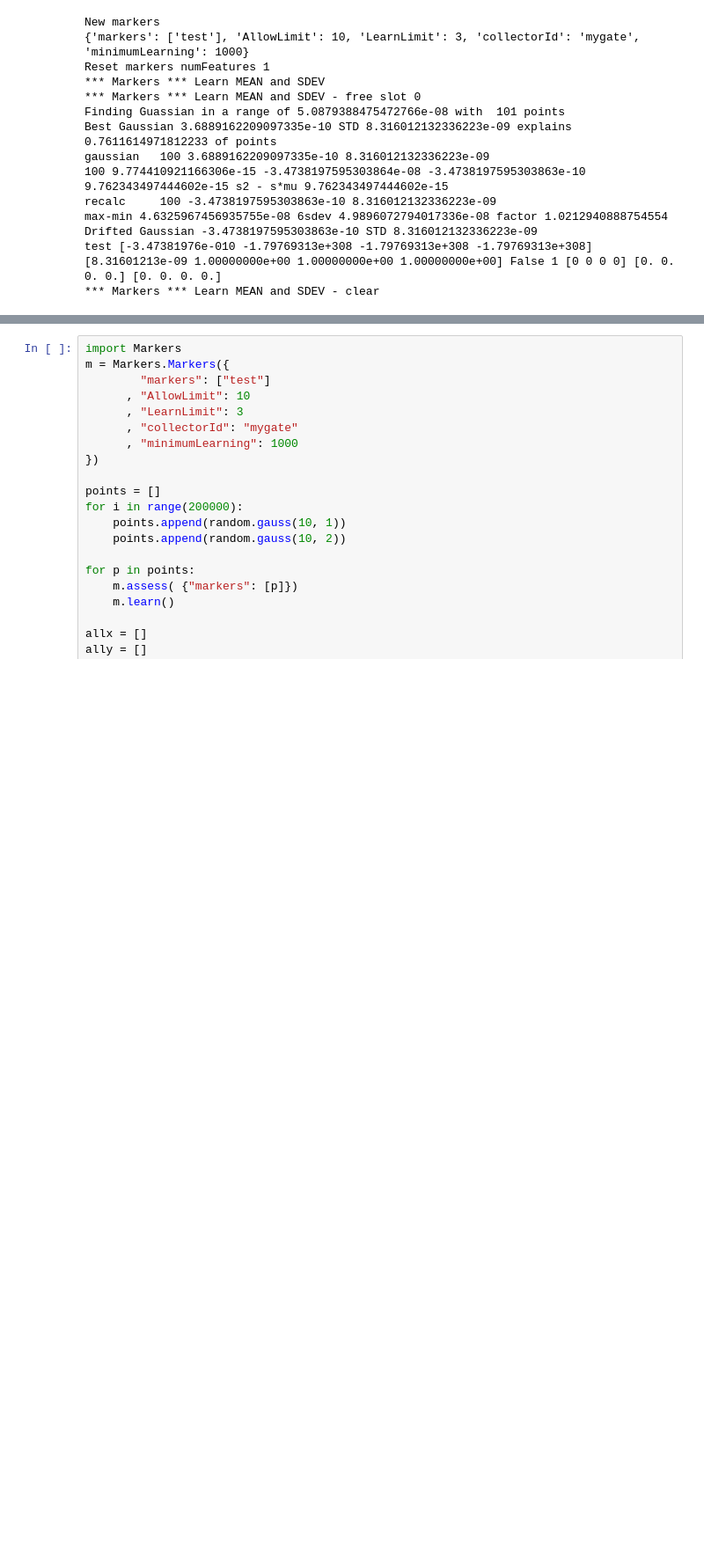
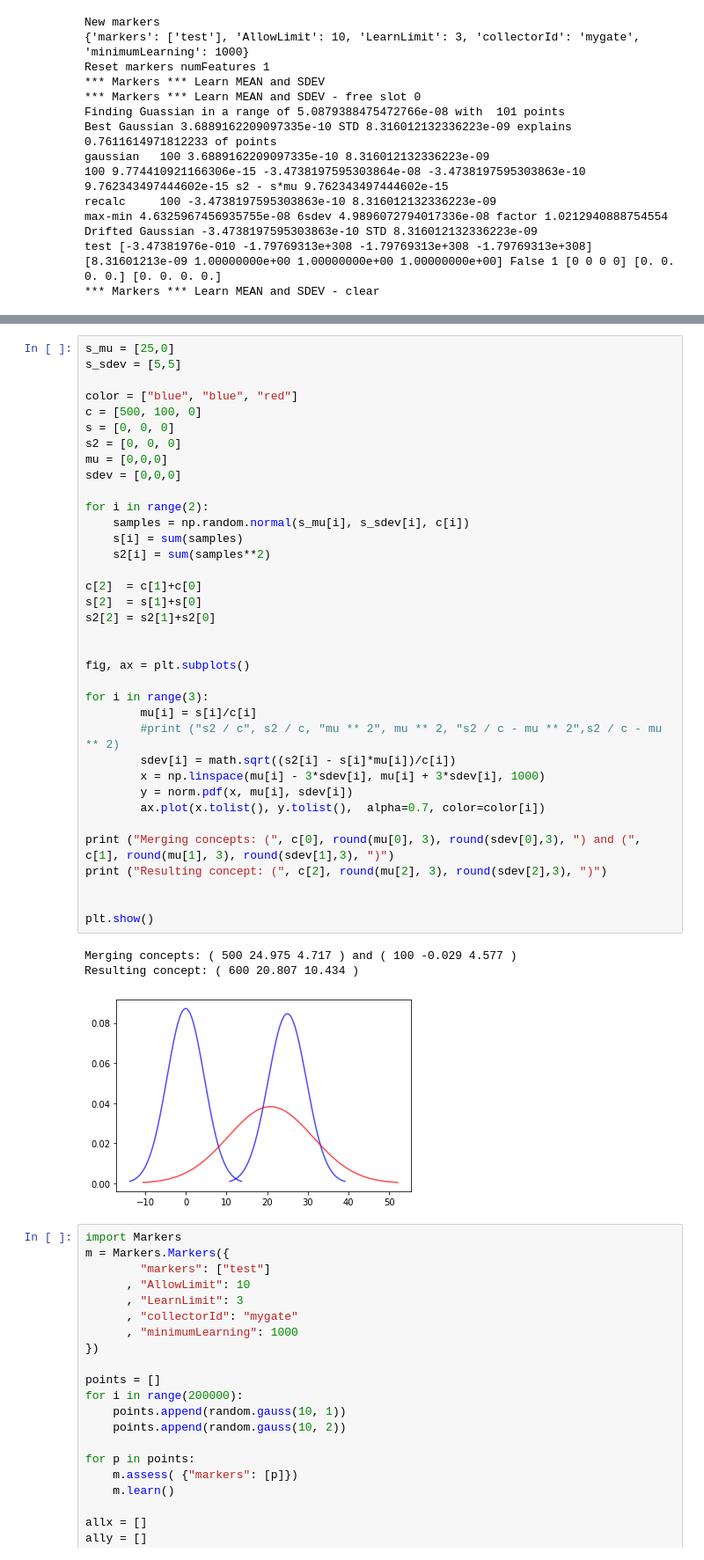
Before and after one commit to davidhadas/Guard, a Jupyter notebook: Notebooks/Markers.ipynb, the cells around one changed output, grey strips where cells are left out. Shown: that part at 88% size. Cells and saved outputs as stored; diff of their text form; blank space fills up the shorter version.

```diff
--- a/Notebooks/Markers.ipynb
+++ b/Notebooks/Markers.ipynb
@@ -75,4 +77,44 @@ concept:  6dbf0293b33f71ca c 3636 mu 12.974536510957671 sdev 1.5648156658330408
 markers 0
+# %%
+s_mu = [25,0]
+s_sdev = [5,5]
+
+color = ["blue", "blue", "red"]
+c = [500, 100, 0]
+s = [0, 0, 0]
+s2 = [0, 0, 0]
+mu = [0,0,0]
+sdev = [0,0,0]
+
+for i in range(2):
+    samples = np.random.normal(s_mu[i], s_sdev[i], c[i])
+    s[i] = sum(samples)
+    s2[i] = sum(samples**2)
+
+c[2]  = c[1]+c[0]
+s[2]  = s[1]+s[0]
+s2[2] = s2[1]+s2[0]
+
+
+fig, ax = plt.subplots()
+
+for i in range(3):
+        mu[i] = s[i]/c[i]
+        #print ("s2 / c", s2 / c, "mu ** 2", mu ** 2, "s2 / c - mu ** 2",s2 / c - mu ** 2)
+        sdev[i] = math.sqrt((s2[i] - s[i]*mu[i])/c[i])
+        x = np.linspace(mu[i] - 3*sdev[i], mu[i] + 3*sdev[i], 1000)
+        y = norm.pdf(x, mu[i], sdev[i])
+        ax.plot(x.tolist(), y.tolist(),  alpha=0.7, color=color[i])
+
+print ("Merging concepts: (", c[0], round(mu[0], 3), round(sdev[0],3), ") and (", c[1], round(mu[1], 3), round(sdev[1],3), ")")
+print ("Resulting concept: (", c[2], round(mu[2], 3), round(sdev[2],3), ")")
+
+
+plt.show()
+# %% [output]
+Merging concepts: ( 500 24.975 4.717 ) and ( 100 -0.029 4.577 )
+Resulting concept: ( 600 20.807 10.434 )
+[figure, added]
 # %%
 import Markers
 m = Markers.Markers({
```
Also changed, not shown: parts of 1 cell of this notebook, 14 other files.
